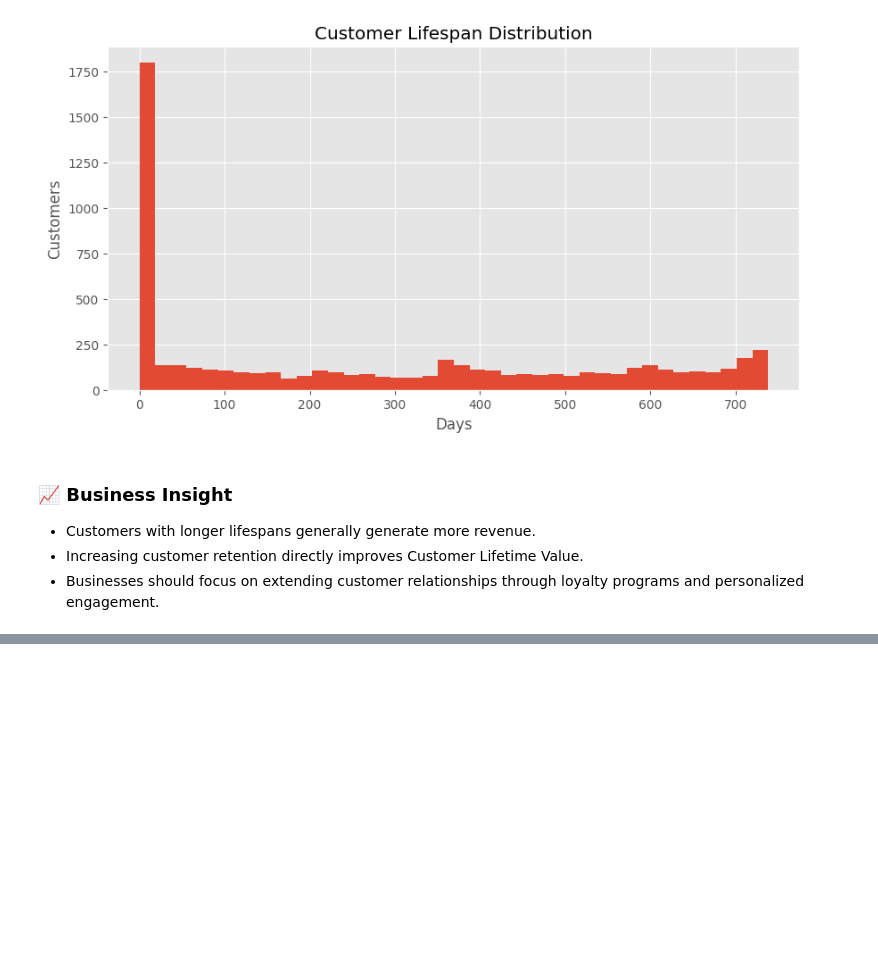
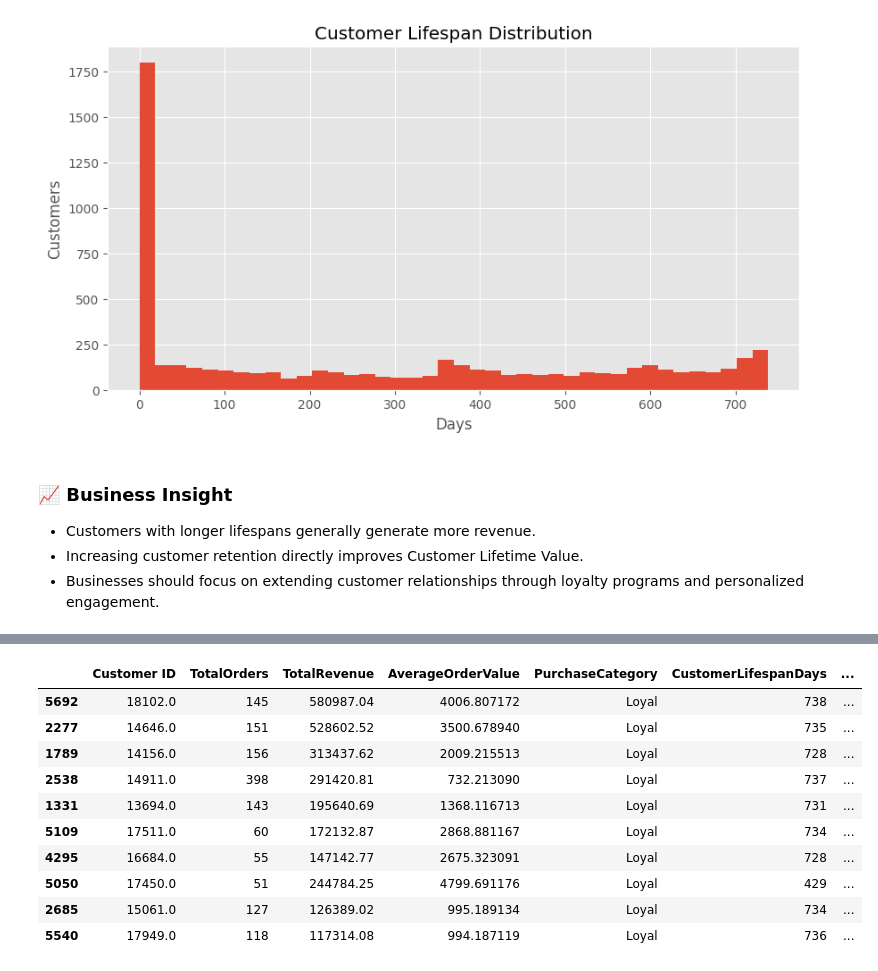
Before and after one commit to arjunkacha/saas-cohort-retention-cltv-analysis, a Jupyter notebook: notebooks/project_2_cohort_retention_cltv_analysis.ipynb, the cells around one changed output, grey strips where cells are left out. Drawn from its saved outputs; the diff is of its cells as text; code cells hidden in the pictures; blank space fills up the shorter version.

Commit message:
feat: implement historical customer lifetime value calculation

```diff
--- a/notebooks/project_2_cohort_retention_cltv_analysis.ipynb
+++ b/notebooks/project_2_cohort_retention_cltv_analysis.ipynb
@@ -746,0 +751,12 @@ plt.show()
+# %%
+customer_summary["CustomerLifespanYears"] = (
+    customer_summary["CustomerLifespanDays"] / 365
+)
+
+customer_summary["HistoricalCLTV"] = (
+    customer_summary["AverageOrderValue"]
+    * customer_summary["TotalOrders"]
+    * customer_summary["CustomerLifespanYears"]
+)
+
+customer_summary.head()
@@ -746,0 +783,17 @@ plt.show()
+# %%
+customer_summary.sort_values(
+    by="HistoricalCLTV",
+    ascending=False
+).head(10)
+# %% [output]
+|  | Customer ID | TotalOrders | TotalRevenue | AverageOrderValue | PurchaseCategory | CustomerLifespanDays | ... |
+| 5692 | 18102.0 | 145 | 580987.04 | 4006.807172 | Loyal | 738 | ... |
+| 2277 | 14646.0 | 151 | 528602.52 | 3500.678940 | Loyal | 735 | ... |
+| 1789 | 14156.0 | 156 | 313437.62 | 2009.215513 | Loyal | 728 | ... |
+| 2538 | 14911.0 | 398 | 291420.81 | 732.213090 | Loyal | 737 | ... |
+| 1331 | 13694.0 | 143 | 195640.69 | 1368.116713 | Loyal | 731 | ... |
+| 5109 | 17511.0 | 60 | 172132.87 | 2868.881167 | Loyal | 734 | ... |
+| 4295 | 16684.0 | 55 | 147142.77 | 2675.323091 | Loyal | 728 | ... |
+| 5050 | 17450.0 | 51 | 244784.25 | 4799.691176 | Loyal | 429 | ... |
+| 2685 | 15061.0 | 127 | 126389.02 | 995.189134 | Loyal | 734 | ... |
+| 5540 | 17949.0 | 118 | 117314.08 | 994.187119 | Loyal | 736 | ... |
```
Also changed, not shown: parts of 3 cells of this notebook.
